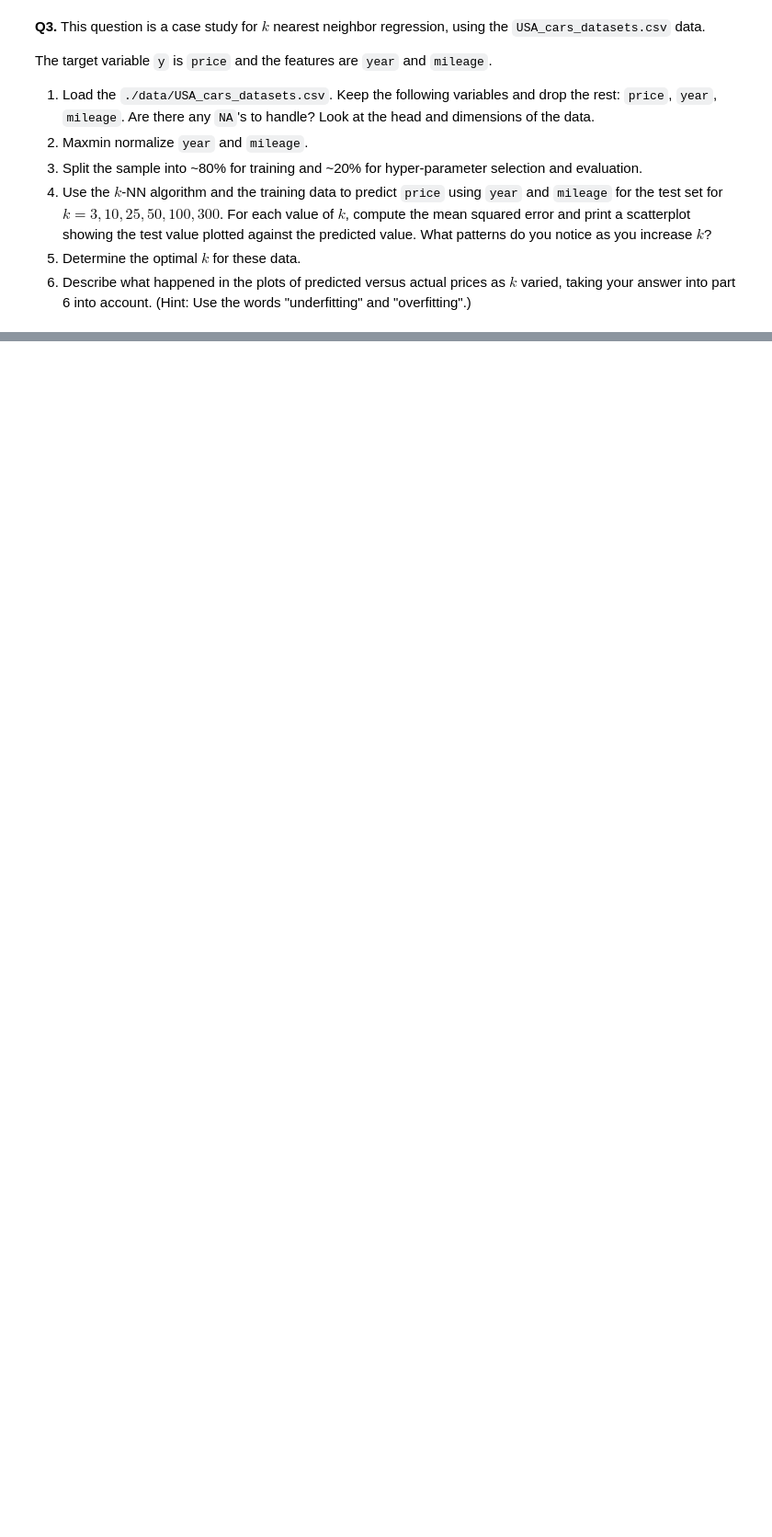
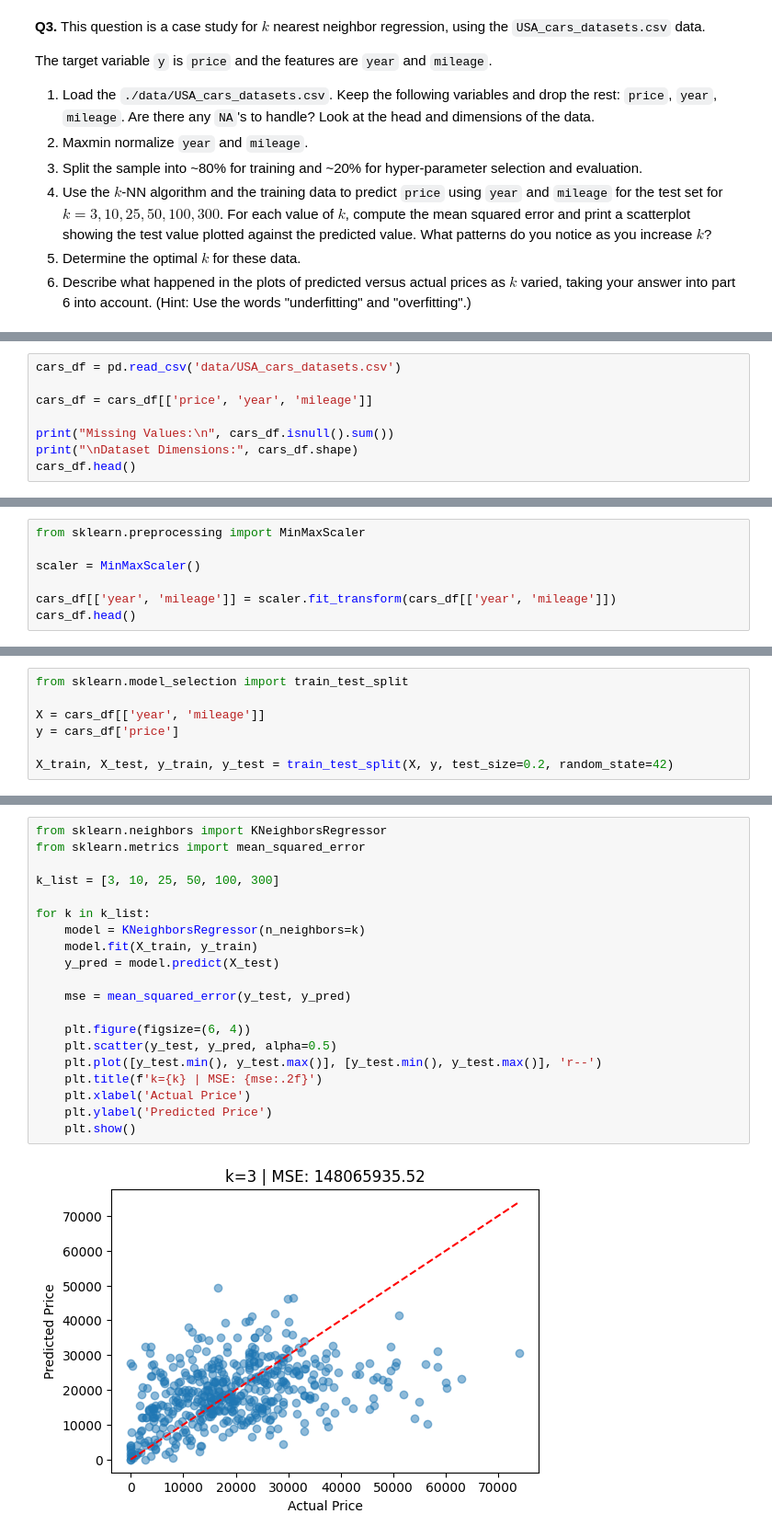
Before and after one commit to skang0812/undergrad_ml_assignments, a Jupyter notebook: 02_assignment_knn.ipynb, the cells around one changed output, grey strips where cells are left out. Shown at 92% size. Cells and saved outputs as stored; diff of their text form; blank space fills up the shorter version.

```diff
--- a/02_assignment_knn.ipynb
+++ b/02_assignment_knn.ipynb
@@ -36,0 +168,8 @@ The target variable `y` is `price` and the features are `year` and `mileage`.
+# %%
+cars_df = pd.read_csv('data/USA_cars_datasets.csv')
+
+cars_df = cars_df[['price', 'year', 'mileage']]
+
+print("Missing Values:\n", cars_df.isnull().sum())
+print("\nDataset Dimensions:", cars_df.shape)
+cars_df.head()
@@ -36,0 +192,7 @@ The target variable `y` is `price` and the features are `year` and `mileage`.
+# %%
+from sklearn.preprocessing import MinMaxScaler
+
+scaler = MinMaxScaler()
+
+cars_df[['year', 'mileage']] = scaler.fit_transform(cars_df[['year', 'mileage']])
+cars_df.head()
@@ -36,0 +208,7 @@ The target variable `y` is `price` and the features are `year` and `mileage`.
+# %%
+from sklearn.model_selection import train_test_split
+
+X = cars_df[['year', 'mileage']]
+y = cars_df['price']
+
+X_train, X_test, y_train, y_test = train_test_split(X, y, test_size=0.2, random_state=42)
@@ -36,0 +217,22 @@ The target variable `y` is `price` and the features are `year` and `mileage`.
+# %%
+from sklearn.neighbors import KNeighborsRegressor
+from sklearn.metrics import mean_squared_error
+
+k_list = [3, 10, 25, 50, 100, 300]
+
+for k in k_list:
+    model = KNeighborsRegressor(n_neighbors=k)
+    model.fit(X_train, y_train)
+    y_pred = model.predict(X_test)
+
+    mse = mean_squared_error(y_test, y_pred)
+
+    plt.figure(figsize=(6, 4))
+    plt.scatter(y_test, y_pred, alpha=0.5)
+    plt.plot([y_test.min(), y_test.max()], [y_test.min(), y_test.max()], 'r--')
+    plt.title(f'k={k} | MSE: {mse:.2f}')
+    plt.xlabel('Actual Price')
+    plt.ylabel('Predicted Price')
+    plt.show()
+# %% [output]
+[figure, added]
```
Also changed, not shown: parts of 33 cells of this notebook.
